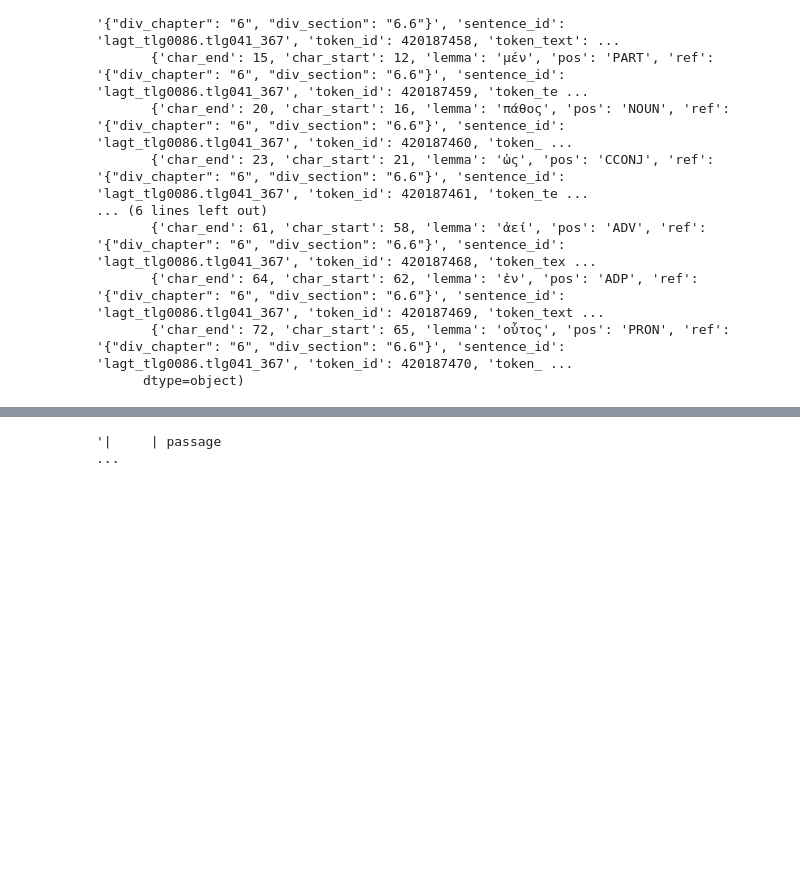
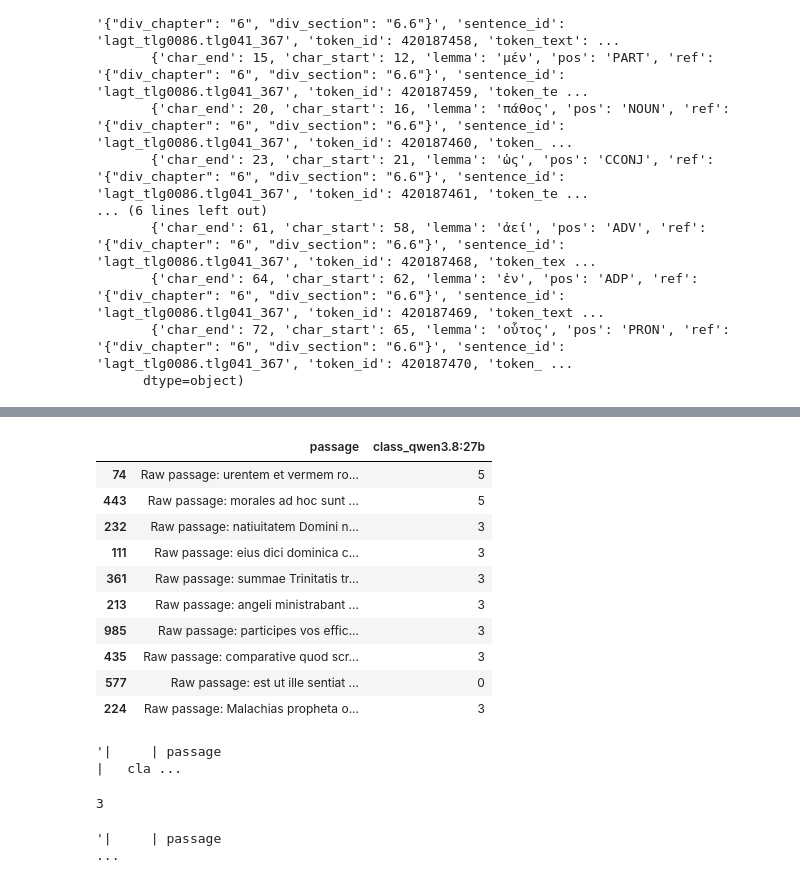
Before and after one commit to CCS-ZCU/phylosen_pilot, a Jupyter notebook: scripts/3_llm-classification.ipynb, the cells around one changed output, grey strips where cells are left out. Saved outputs shown, nothing was run; the diff lists cells and outputs as text; code cells hidden in the pictures; blank space fills up the shorter version.

```diff
--- a/scripts/3_llm-classification.ipynb
+++ b/scripts/3_llm-classification.ipynb
@@ -150,7 +150,7 @@ headers = {"Authorization": f"Bearer {api_key}",
             "Content-Type": "application/json"}
 url = "https://llm.ai.e-infra.cz/v1/chat/completions"
 payload = {
-    "model": "deepseek-v4-pro",
+    "model": "qwen3.5",
     "messages": [
         {
             "role": "user",
@@ -333,16 +363,71 @@ passio_sample = passio_df.sample(10).copy()
 passio_sample["passage"] = passio_sample.apply(raw_with_lemmata, axis=1)
 passio_sample = passio_sample[["passage"]]
 # %%
+model = "qwen3.8:27b"
 
 config = OllamaClassifierConfig(
     label_map=llmprompt_passio.LABEL_MAP,
     system=llmprompt_passio.SYSTEM,
     fewshot=llmprompt_passio.FEWSHOT,
-    model_name="llama3.1:70b",
+    model_name=model,
     temperature=0.0,
-    timeout=60,
+    timeout=300,
 )
-passio_sample["class_llama3.1"] = classify_many(passio_sample["passage"], config)
+
+passio_sample["class_{}".format(model)] = classify_many(
+    passio_sample["passage"],
+    config,
+    max_workers=4,
+)
+# %%
+for model in ["qwen3.8:27b"]:
+
+    config = OllamaClassifierConfig(
+        label_map=llmprompt_passio.LABEL_MAP,
+        system=llmprompt_passio.SYSTEM,
+        fewshot=llmprompt_passio.FEWSHOT,
+        model_name=model,
+        temperature=0.0,
+        timeout=300,
+    )
+
+    passio_sample["class_{}".format(model)] = classify_many(
+        passio_sample["passage"],
+        config,
+        max_workers=4)
+# %%
+passio_sample
+# %% [output]
+|  | passage | class_qwen3.8:27b |
+| 74 | Raw passage: urentem et vermem ro... | 5 |
+| 443 | Raw passage: morales ad hoc sunt ... | 5 |
+| 232 | Raw passage: natiuitatem Domini n... | 3 |
+| 111 | Raw passage: eius dici dominica c... | 3 |
+| 361 | Raw passage: summae Trinitatis tr... | 3 |
+| 213 | Raw passage: angeli ministrabant ... | 3 |
+| 985 | Raw passage: participes vos effic... | 3 |
+| 435 | Raw passage: comparative quod scr... | 3 |
+| 577 | Raw passage: est ut ille sentiat ... | 0 |
+| 224 | Raw passage: Malachias propheta o... | 3 |
+# %%
+passio_sample.to_markdown()
+# %% [output]
+'|     | passage                                                                                                                                                                                 |   cla ...
+# %%
+config = OllamaClassifierConfig(
+    label_map=llmprompt_passio.LABEL_MAP,
+    system=llmprompt_passio.SYSTEM,
+    fewshot=llmprompt_passio.FEWSHOT,
+    model_name=model,
+    temperature=0.0,
+    timeout=300,
+    think=False,
+    num_predict=16,
+)
+
+classify_single(passio_sample["passage"].iloc[1], config)
+# %% [output]
+3
 # %%
 config = OllamaClassifierConfig(
     label_map=llmprompt_passio.LABEL_MAP,
```
Also changed, not shown: parts of 10 cells of this notebook, 13 other files.
